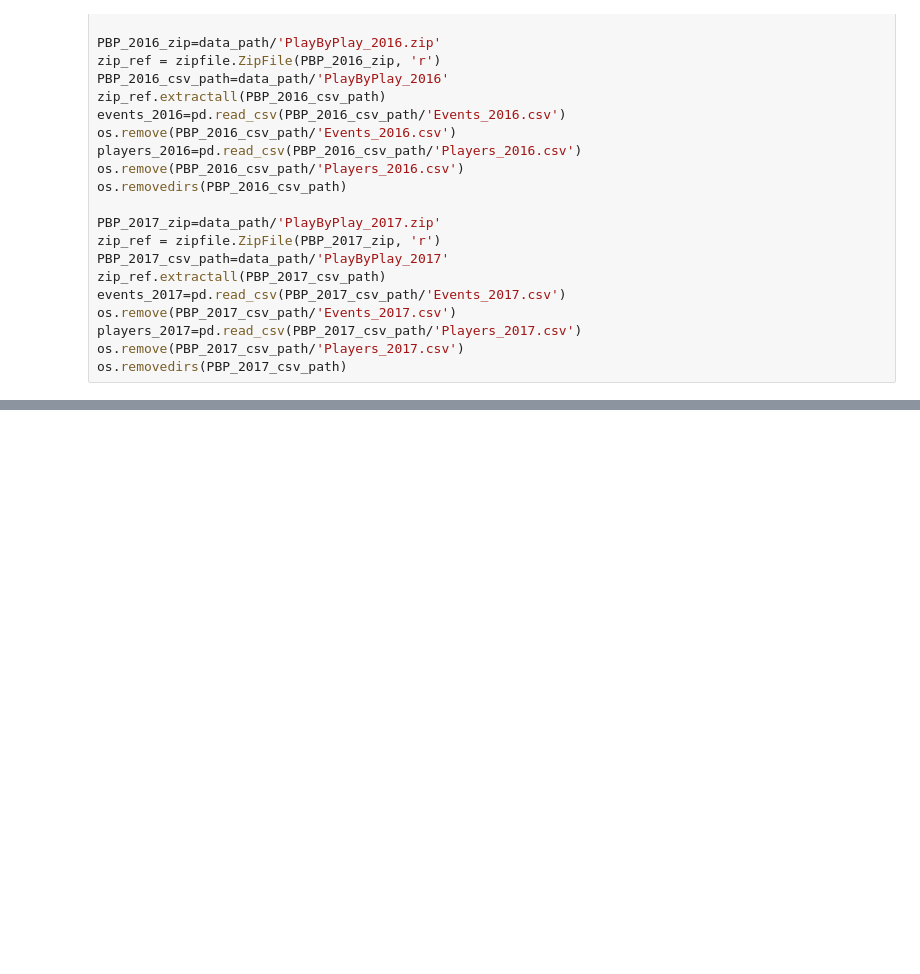
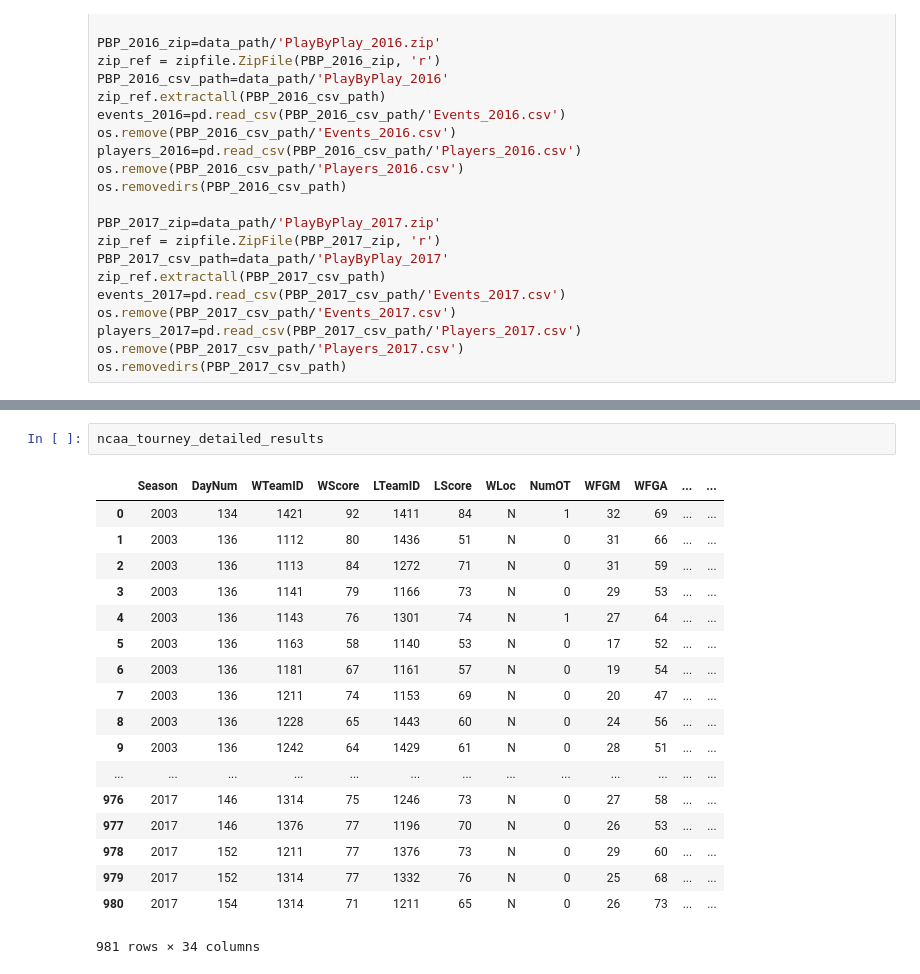
Before and after one commit to frankbreetz/Kaggle, a Jupyter notebook: Google Cloud & NCAA® ML Competition 2018-Men's/NCAA® ML Competition 2018-Men's.ipynb, the cells around one changed output, grey strips where cells are left out. Drawn from its saved outputs; the diff is of its cells as text; blank space fills up the shorter version.

```diff
--- a/Google Cloud & NCAA® ML Competition 2018-Men's/NCAA® ML Competition 2018-Men's.ipynb
+++ b/Google Cloud & NCAA® ML Competition 2018-Men's/NCAA® ML Competition 2018-Men's.ipynb
@@ -159,0 +224,21 @@ os.removedirs(PBP_2017_csv_path)
+# %%
+ncaa_tourney_detailed_results
+# %% [output]
+|  | Season | DayNum | WTeamID | WScore | LTeamID | LScore | WLoc | NumOT | WFGM | WFGA | ... | ... |
+| 0 | 2003 | 134 | 1421 | 92 | 1411 | 84 | N | 1 | 32 | 69 | ... | ... |
+| 1 | 2003 | 136 | 1112 | 80 | 1436 | 51 | N | 0 | 31 | 66 | ... | ... |
+| 2 | 2003 | 136 | 1113 | 84 | 1272 | 71 | N | 0 | 31 | 59 | ... | ... |
+| 3 | 2003 | 136 | 1141 | 79 | 1166 | 73 | N | 0 | 29 | 53 | ... | ... |
+| 4 | 2003 | 136 | 1143 | 76 | 1301 | 74 | N | 1 | 27 | 64 | ... | ... |
+| 5 | 2003 | 136 | 1163 | 58 | 1140 | 53 | N | 0 | 17 | 52 | ... | ... |
+| 6 | 2003 | 136 | 1181 | 67 | 1161 | 57 | N | 0 | 19 | 54 | ... | ... |
+| 7 | 2003 | 136 | 1211 | 74 | 1153 | 69 | N | 0 | 20 | 47 | ... | ... |
+| 8 | 2003 | 136 | 1228 | 65 | 1443 | 60 | N | 0 | 24 | 56 | ... | ... |
+| 9 | 2003 | 136 | 1242 | 64 | 1429 | 61 | N | 0 | 28 | 51 | ... | ... |
+| ... | ... | ... | ... | ... | ... | ... | ... | ... | ... | ... | ... | ... |
+| 976 | 2017 | 146 | 1314 | 75 | 1246 | 73 | N | 0 | 27 | 58 | ... | ... |
+| 977 | 2017 | 146 | 1376 | 77 | 1196 | 70 | N | 0 | 26 | 53 | ... | ... |
+| 978 | 2017 | 152 | 1211 | 77 | 1376 | 73 | N | 0 | 29 | 60 | ... | ... |
+| 979 | 2017 | 152 | 1314 | 77 | 1332 | 76 | N | 0 | 25 | 68 | ... | ... |
+| 980 | 2017 | 154 | 1314 | 71 | 1211 | 65 | N | 0 | 26 | 73 | ... | ... |
+981 rows × 34 columns
```
Also changed, not shown: parts of 7 cells of this notebook, 1 other file.
